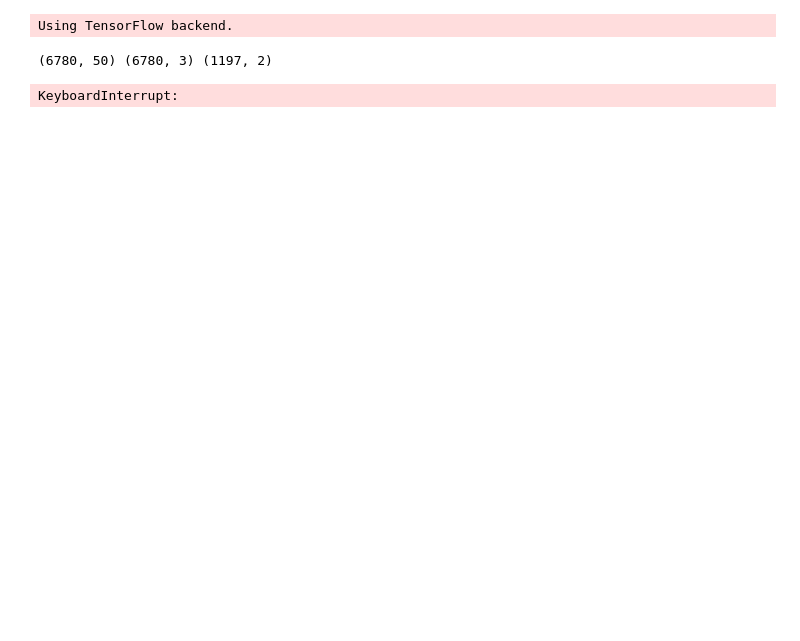
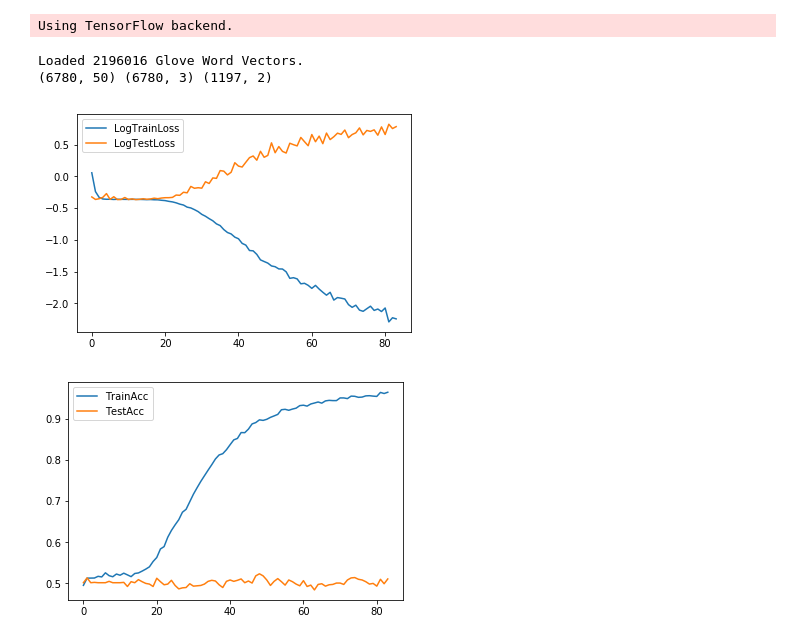
Before and after one commit to sshh12/StockMarketML, a Jupyter notebook: lab2/HeadlineEmbeddings.ipynb, the cells around one changed output. Drawn from its saved outputs; the diff is of its cells as text; code cells hidden in the pictures; blank space fills up the shorter version.

Commit message:
Added Glove fixes #6

```diff
--- a/lab2/HeadlineEmbeddings.ipynb
+++ b/lab2/HeadlineEmbeddings.ipynb
@@ -144,21 +144,50 @@ def split_data(X, X2, Y, ratio):
     return trainX, trainX2, trainY, testX, testX2, testY
 # %%
 
-def get_model():
+def get_embedding_matrix(tokenizer, pretrained_file='glove.840B.300d.txt'):
+    """Load Vectors from Glove File"""
+    print("Fetching...WordVecs", end="\r")
+
+    embeddings_index = dict()
+
+    with open(os.path.join('..', 'data', pretrained_file), 'r', encoding="utf-8") as glove:
+
+        for line in glove:
+
+            values = line.split(' ')
+            word = values[0]
+            coefs = np.asarray(values[1:], dtype='float32')
+            embeddings_index[word] = coefs
+
+    print('Loaded %s Glove Word Vectors.' % len(embeddings_index))
+
+    embedding_matrix = np.zeros((vocab_size, emb_size))
+
+    for word, i in tokenizer.word_index.items():
+
+        embedding_vector = embeddings_index.get(word)
+
+        if embedding_vector is not None:
+
+            embedding_matrix[i] = embedding_vector
+
+    return embedding_matrix
+
+def get_model(emb_matrix):
 
     ## Text
 
     text_input = Input(shape=(max_length,))
 
-    emb = Embedding(vocab_size, emb_size, input_length=max_length)(text_input)
+    emb = Embedding(vocab_size, emb_size, input_length=max_length, weights=[emb_matrix])(text_input)
     emb = SpatialDropout1D(.3)(emb)
 
     # conv = Conv1D(filters=64, kernel_size=5, padding='same', activation='selu')(emb)
     # conv = MaxPooling1D(pool_size=3)(conv)
 
-    lstm = GRU(300, dropout=0.3, recurrent_dropout=0.3)(emb)
-    lstm = Activation('relu')(lstm)
-    lstm = BatchNormalization()(lstm)
+    rnn = GRU(300, dropout=0.3, recurrent_dropout=0.3)(emb)
+    rnn = Activation('relu')(rnn)
+    rnn = BatchNormalization()(rnn)
 
     ## Source
 
@@ -166,7 +195,7 @@ def get_model():
 
     ## Combined
 
-    merged = concatenate([lstm, source_input])
+    merged = concatenate([rnn, source_input])
 
     dense_1 = Dense(200)(merged)
     dense_1 = Activation('relu')(dense_1)
@@ -197,42 +226,46 @@ if __name__ == "__main__":
                                                                 max_length=max_length,
                                                                 vocab_size=vocab_size)
 
+    emb_matrix = get_embedding_matrix(toke)
+
     trainX, trainX2, trainY, testX, testX2, testY = split_data(encoded_headlines, encoded_sources, effects, .85)
 
     print(trainX.shape, trainX2.shape, testY.shape)
 # %% [output]
+Loaded 2196016 Glove Word Vectors.
 (6780, 50) (6780, 3) (1197, 2)
 # %%
 
 if __name__ == "__main__":
 
-    model = get_model()
+    model = get_model(emb_matrix)
 
     e_stopping = EarlyStopping(monitor='val_loss', patience=70)
     checkpoint = ModelCheckpoint(os.path.join('..', 'models', 'media-headlines.h5'),
                                  monitor='val_loss',
                                  verbose=0,
                                  save_best_only=True)
 
     history = model.fit([trainX, trainX2],
                         trainY,
                         epochs=epochs,
                         batch_size=batch_size,
                         validation_data=([testX, testX2], testY),
                         verbose=0,
                         callbacks=[e_stopping, checkpoint])
 
     plt.plot(np.log(history.history['loss']))
     plt.plot(np.log(history.history['val_loss']))
     plt.legend(['LogTrainLoss', 'LogTestLoss'])
     plt.show()
 
     plt.plot(history.history['acc'])
     plt.plot(history.history['val_acc'])
     plt.legend(['TrainAcc', 'TestAcc'])
     plt.show()
 # %% [output]
-KeyboardInterrupt:
+[figure, added]
+[figure, added]
 # %%
 
 if __name__ == "__main__":
```
Also changed, not shown: parts of 3 cells of this notebook, 4 other files.
